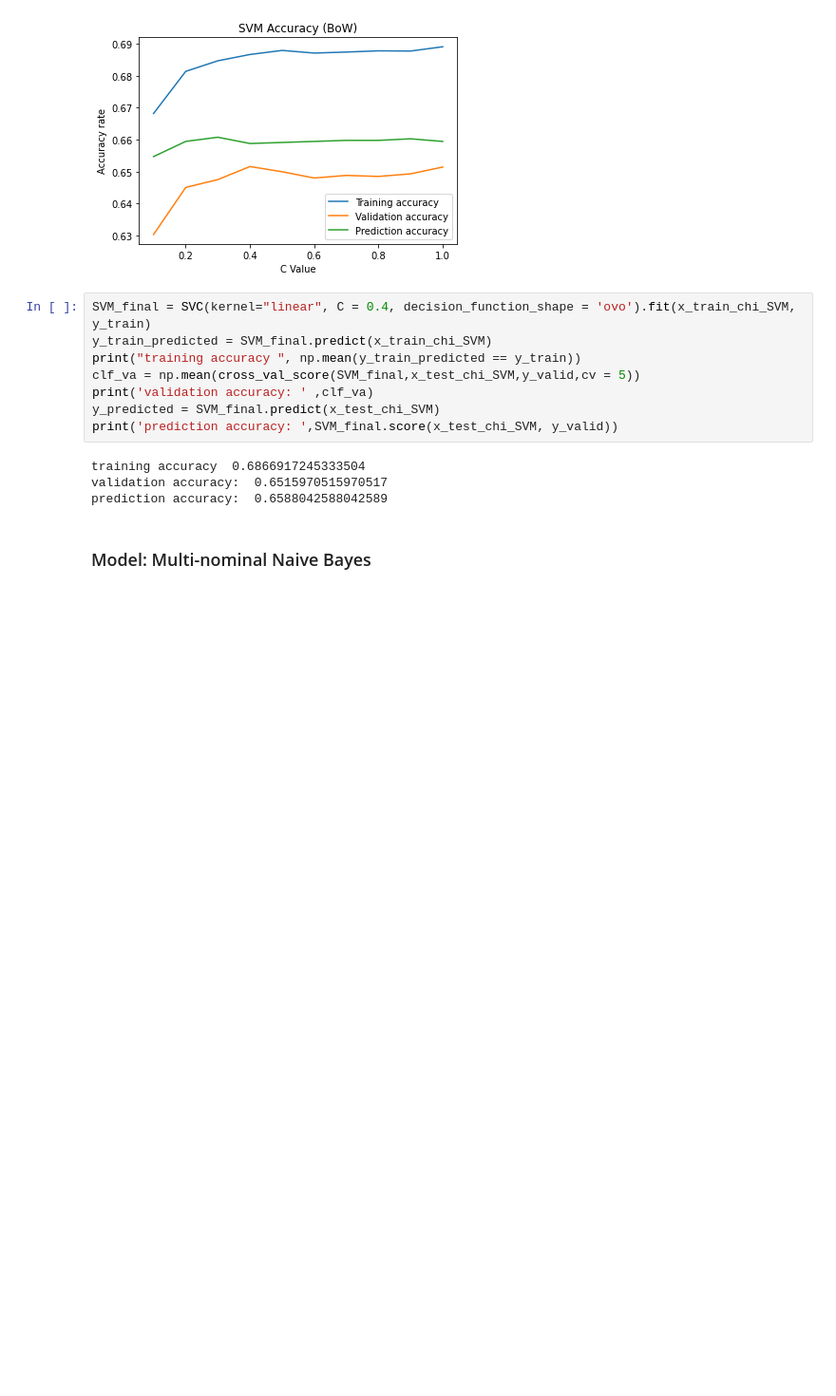
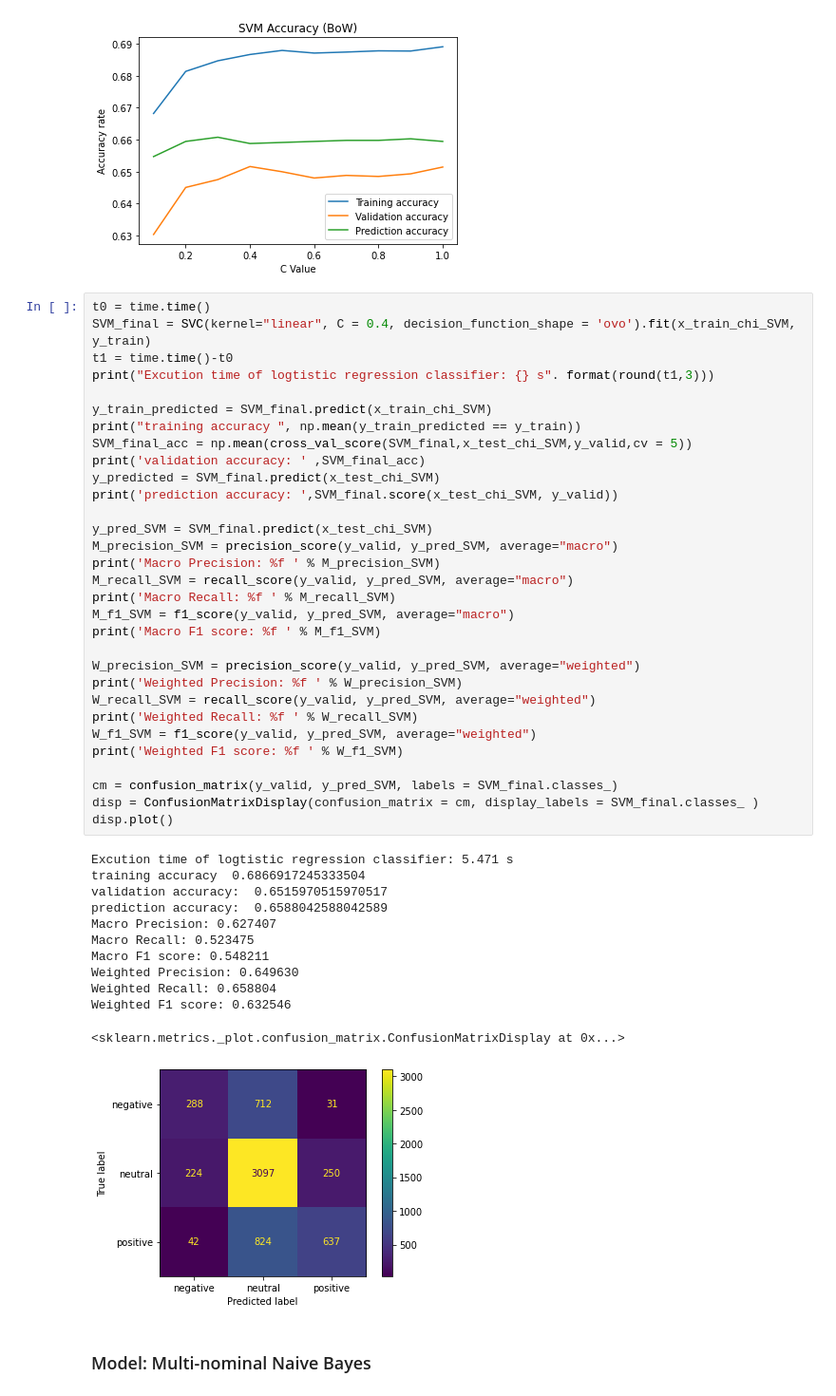
Before and after one commit to RicardoXXXXXX/Tweet-s-sentiment-prediction, a Jupyter notebook: COMP30027-Assignment2 (new).ipynb, the cells around one changed output. Shown at 95% size. Cells and saved outputs as stored; diff of their text form; blank space fills up the shorter version.

```diff
--- a/COMP30027-Assignment2 (new).ipynb
+++ b/COMP30027-Assignment2 (new).ipynb
@@ -437,18 +489,50 @@ plt.legend(['Training accuracy','Validation accuracy', 'Prediction accuracy'])
 plt.show()
 # %% [output]
 [figure]
-# %%
-SVM_final = SVC(kernel="linear", C = 0.4, decision_function_shape = 'ovo').fit(x_train_chi_SVM, y_train)
-y_train_predicted = SVM_final.predict(x_train_chi_SVM)
-print("training accuracy ", np.mean(y_train_predicted == y_train))
-clf_va = np.mean(cross_val_score(SVM_final,x_test_chi_SVM,y_valid,cv = 5))
-print('validation accuracy: ' ,clf_va)
-y_predicted = SVM_final.predict(x_test_chi_SVM)
-print('prediction accuracy: ',SVM_final.score(x_test_chi_SVM, y_valid))
-# %% [output]
-training accuracy  0.6866917245333504
-validation accuracy:  0.6515970515970517
-prediction accuracy:  0.6588042588042589
+# %%
+t0 = time.time()
+SVM_final = SVC(kernel="linear", C = 0.4, decision_function_shape = 'ovo').fit(x_train_chi_SVM, y_train)
+t1 = time.time()-t0
+print("Excution time of logtistic regression classifier: {} s". format(round(t1,3)))
+
+y_train_predicted = SVM_final.predict(x_train_chi_SVM)
+print("training accuracy ", np.mean(y_train_predicted == y_train))
+SVM_final_acc = np.mean(cross_val_score(SVM_final,x_test_chi_SVM,y_valid,cv = 5))
+print('validation accuracy: ' ,SVM_final_acc)
+y_predicted = SVM_final.predict(x_test_chi_SVM)
+print('prediction accuracy: ',SVM_final.score(x_test_chi_SVM, y_valid))
+
+y_pred_SVM = SVM_final.predict(x_test_chi_SVM)
+M_precision_SVM = precision_score(y_valid, y_pred_SVM, average="macro")
+print('Macro Precision: %f ' % M_precision_SVM)
+M_recall_SVM = recall_score(y_valid, y_pred_SVM, average="macro")
+print('Macro Recall: %f ' % M_recall_SVM)
+M_f1_SVM = f1_score(y_valid, y_pred_SVM, average="macro")
+print('Macro F1 score: %f ' % M_f1_SVM)
+
+W_precision_SVM = precision_score(y_valid, y_pred_SVM, average="weighted")
+print('Weighted Precision: %f ' % W_precision_SVM)
+W_recall_SVM = recall_score(y_valid, y_pred_SVM, average="weighted")
+print('Weighted Recall: %f ' % W_recall_SVM)
+W_f1_SVM = f1_score(y_valid, y_pred_SVM, average="weighted")
+print('Weighted F1 score: %f ' % W_f1_SVM)
+
+cm = confusion_matrix(y_valid, y_pred_SVM, labels = SVM_final.classes_)
+disp = ConfusionMatrixDisplay(confusion_matrix = cm, display_labels = SVM_final.classes_ )
+disp.plot()
+# %% [output]
+Excution time of logtistic regression classifier: 5.471 s
+training accuracy  0.6866917245333504
+validation accuracy:  0.6515970515970517
+prediction accuracy:  0.6588042588042589
+Macro Precision: 0.627407
+Macro Recall: 0.523475
+Macro F1 score: 0.548211
+Weighted Precision: 0.649630
+Weighted Recall: 0.658804
+Weighted F1 score: 0.632546
+<sklearn.metrics._plot.confusion_matrix.ConfusionMatrixDisplay at 0x...>
+[figure, added]
 # %% [markdown]
 ### Model: Multi-nominal Naive Bayes
 # %%
```
Also changed, not shown: parts of 13 cells of this notebook.
